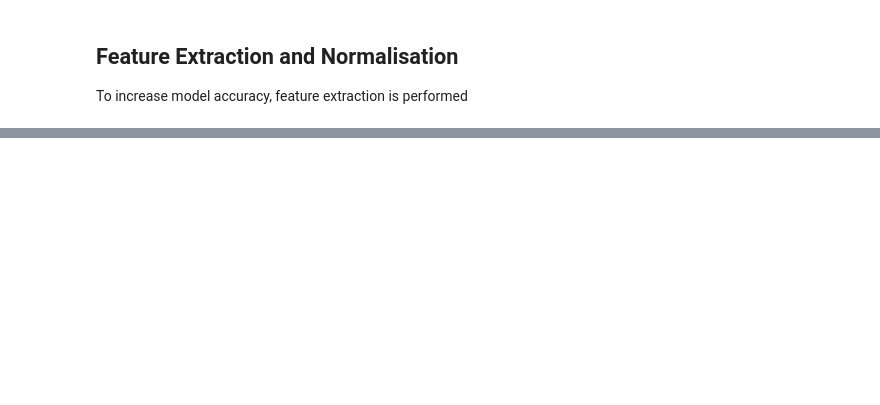
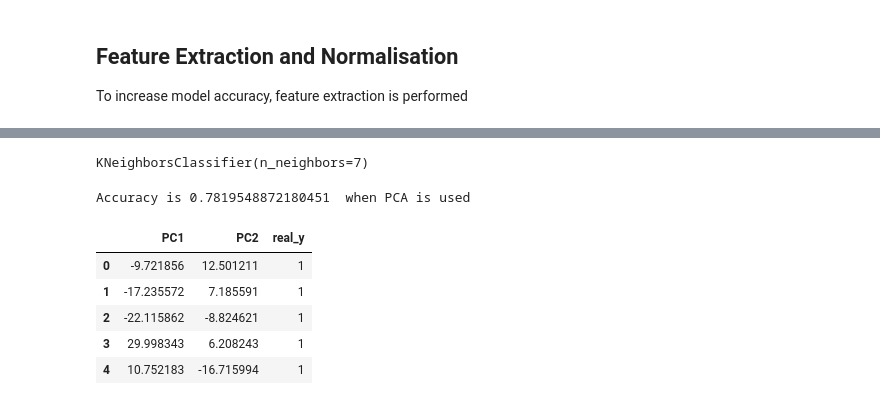
Before and after one commit to LCherop/EEG-based-Classification-of-Behavioural-Symptoms-of-Depression, a Jupyter notebook: Analysis_and_Classification_of_Behavioural_Symptoms_of_Depression_using_KNN.ipynb, the cells around one changed output, grey strips where cells are left out. Cells and saved outputs as stored; diff of their text form; code cells hidden in the pictures; blank space fills up the shorter version.

```diff
--- a/Analysis_and_Classification_of_Behavioural_Symptoms_of_Depression_using_KNN.ipynb
+++ b/Analysis_and_Classification_of_Behavioural_Symptoms_of_Depression_using_KNN.ipynb
@@ -224,0 +272,6 @@ Training the KNN model
+# %%
+#FE using PCA
+from sklearn.decomposition import PCA
+
+pca = PCA(n_components = 2)
+X_pca = pca.fit_transform(X)
@@ -224,0 +282,4 @@ Training the KNN model
+# %%
+knn_model.fit(X_pca,y)
+# %% [output]
+KNeighborsClassifier(n_neighbors=7)
@@ -224,0 +288,4 @@ Training the KNN model
+# %%
+print("Accuracy is",metrics.accuracy_score(y,y_pred_pca)," when PCA is used")
+# %% [output]
+Accuracy is 0.7819548872180451  when PCA is used
@@ -224,0 +296,10 @@ Training the KNN model
+# %%
+PCA_df = pd.concat([PCA_df,target_df['real_y']],axis =1)
+PCA_df.head()
+# %% [output]
+|  | PC1 | PC2 | real_y |
+| 0 | -9.721856 | 12.501211 | 1 |
+| 1 | -17.235572 | 7.185591 | 1 |
+| 2 | -22.115862 | -8.824621 | 1 |
+| 3 | 29.998343 | 6.208243 | 1 |
+| 4 | 10.752183 | -16.715994 | 1 |
```
Also changed, not shown: parts of 18 cells of this notebook.
